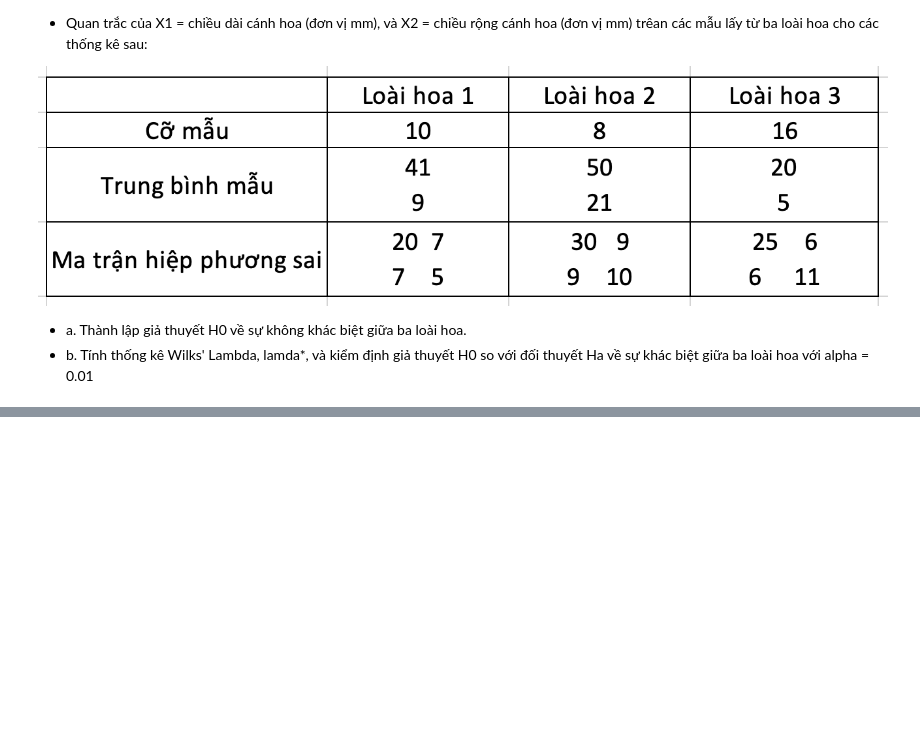
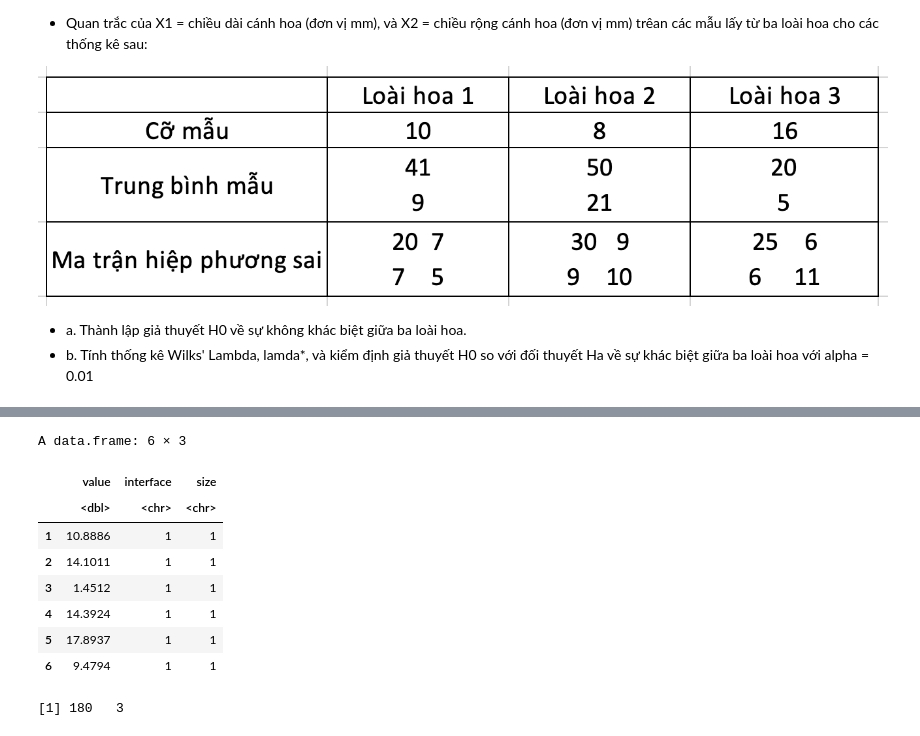
Before and after one commit to HoaPham119/Master, a Jupyter notebook: Thong_Ke_Nhieu_Chieu/PHAM_THI_HOA_BTVN_LAN6.ipynb, the cells around one changed output, grey strips where cells are left out. Saved outputs shown, nothing was run; the diff lists cells and outputs as text; code cells hidden in the pictures; blank space fills up the shorter version.

```diff
--- a/Thong_Ke_Nhieu_Chieu/PHAM_THI_HOA_BTVN_LAN6.ipynb
+++ b/Thong_Ke_Nhieu_Chieu/PHAM_THI_HOA_BTVN_LAN6.ipynb
@@ -163,9 +264,11 @@ A matrix: 2 x 2 of type dbl
 # %%
-# Tính:
-# 1. Nguồn biến thiên giữa các tổng thể B:
-B =
-for (l in n)
-{
-    print(l)
+# Nguồn biến thiên giữa các tổng thế: B
+B = 0
+for (l in (1:g)){
+    temp = n_vt[l] * (list_x_l_tb[[l]] - x_tb) %*% t(list_x_l_tb[[l]] - x_tb)
+    B = B + temp
 }
+B
+# Bậc tự do:
+g -1
 # %% [output]
@@ -180,0 +387,25 @@ A matrix: 2 x 5 of type dbl
+# %%
+data <- data.frame()
+cols <- colnames(df)
+for (col in cols) {
+  l <- substr(col, nchar(col), nchar(col))  # Giao diện
+  k <- substr(col, nchar(col) - 1, nchar(col) - 1)  # Kích thước
+  d = data.frame(df[, col])
+  colnames(d) = c("value")
+  d$`interface` <- rep(l, length((df[, col])))
+  d$`size` <- rep(k, length((df[, col])))
+  data <- rbind(data, d)
+}
+head(data)
+dim(data)
+# %% [output]
+A data.frame: 6 × 3
+|  | value | interface | size |
+|  | <dbl> | <chr> | <chr> |
+| 1 | 10.8886 | 1 | 1 |
+| 2 | 14.1011 | 1 | 1 |
+| 3 | 1.4512 | 1 | 1 |
+| 4 | 14.3924 | 1 | 1 |
+| 5 | 17.8937 | 1 | 1 |
+| 6 | 9.4794 | 1 | 1 |
+[1] 180   3
```
Also changed, not shown: parts of 38 cells of this notebook, 27 other files.
